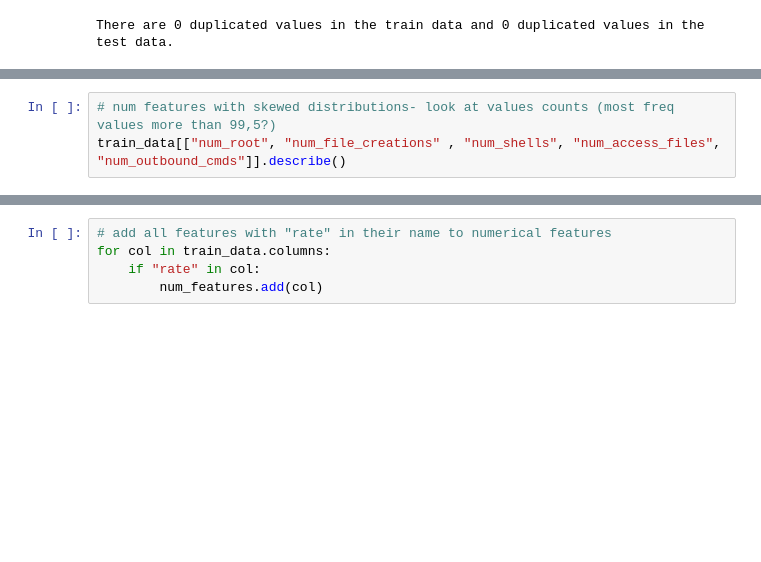
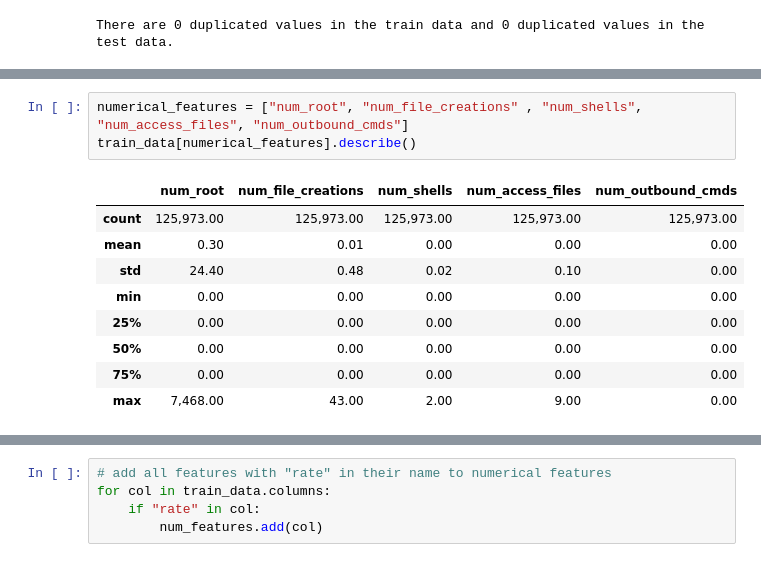
Before and after one commit to A-Lachs/cs-intrusion-detection-system, a Jupyter notebook: eda/eda.ipynb, the cells around one changed output, grey strips where cells are left out. Cells and saved outputs as stored; diff of their text form; blank space fills up the shorter version.

```diff
--- a/eda/eda.ipynb
+++ b/eda/eda.ipynb
@@ -159,4 +468,14 @@ recode_features.add("su_attempted")
 # %%
-# num features with skewed distributions- look at values counts (most freq values more than 99,5?)
-train_data[["num_root", "num_file_creations" , "num_shells", "num_access_files", "num_outbound_cmds"]].describe()
+numerical_features = ["num_root", "num_file_creations" , "num_shells", "num_access_files", "num_outbound_cmds"]
+train_data[numerical_features].describe()
+# %% [output]
+|  | num_root | num_file_creations | num_shells | num_access_files | num_outbound_cmds |
+| count | 125,973.00 | 125,973.00 | 125,973.00 | 125,973.00 | 125,973.00 |
+| mean | 0.30 | 0.01 | 0.00 | 0.00 | 0.00 |
+| std | 24.40 | 0.48 | 0.02 | 0.10 | 0.00 |
+| min | 0.00 | 0.00 | 0.00 | 0.00 | 0.00 |
+| 25% | 0.00 | 0.00 | 0.00 | 0.00 | 0.00 |
+| 50% | 0.00 | 0.00 | 0.00 | 0.00 | 0.00 |
+| 75% | 0.00 | 0.00 | 0.00 | 0.00 | 0.00 |
+| max | 7,468.00 | 43.00 | 2.00 | 9.00 | 0.00 |
 # %%
```
Also changed, not shown: parts of 125 cells of this notebook.
